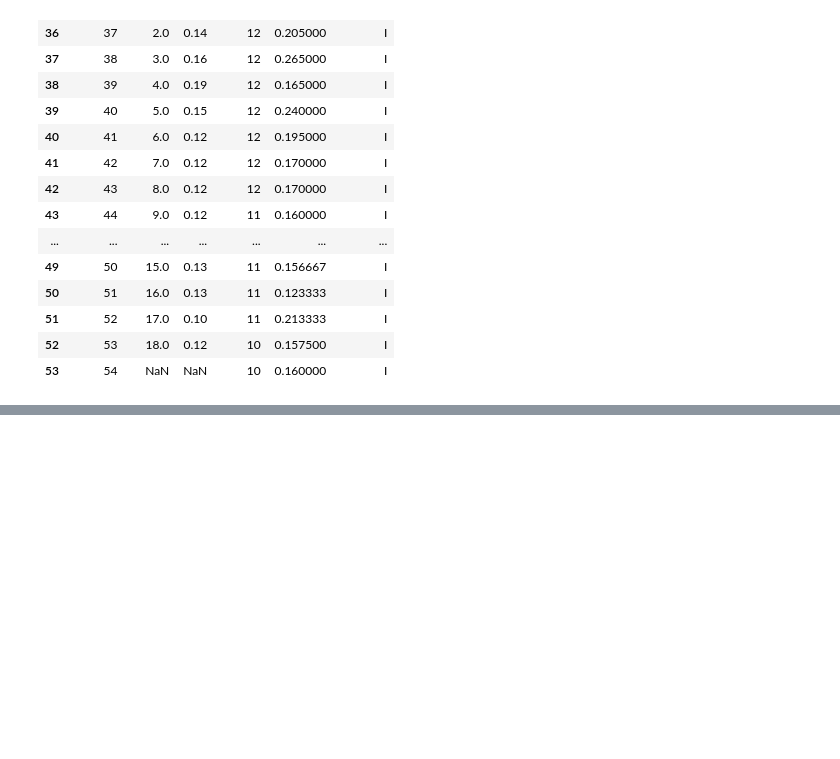
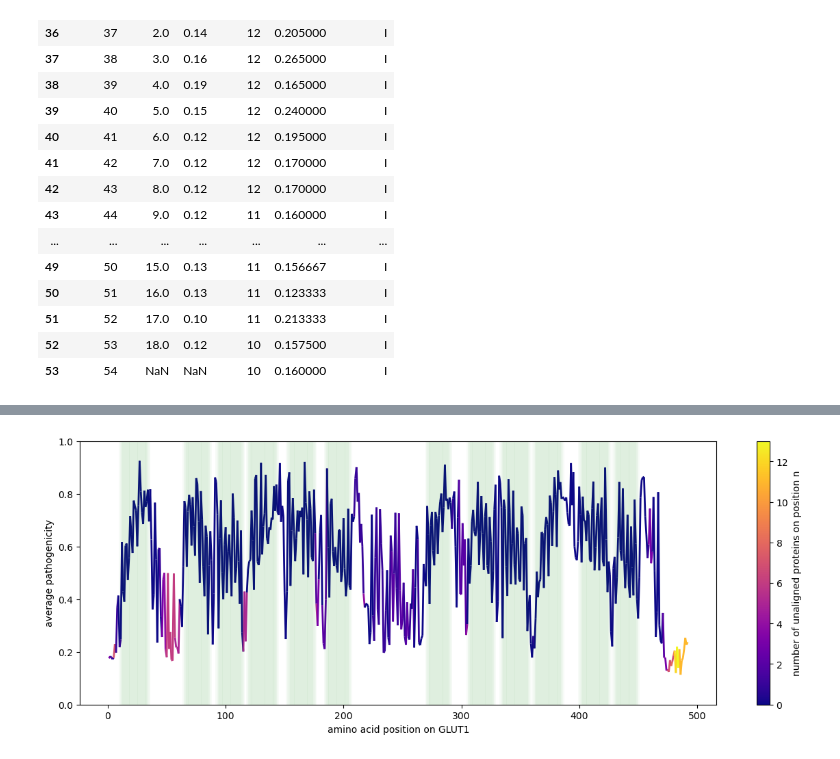
Before and after one commit to DominikMartinat/GLUT_pathogenicity_analysis, a Jupyter notebook: align.ipynb, the cells around one changed output, grey strips where cells are left out. Saved outputs shown, nothing was run; the diff lists cells and outputs as text; code cells hidden in the pictures; blank space fills up the shorter version.

```diff
--- a/align.ipynb
+++ b/align.ipynb
@@ -201,0 +215,3 @@ plt.show()
+# %%
+pato_align = pato_align.drop('residue_name', axis=1)
+pato_align = pato_align.rename(columns={'residue_label':'GLUT1', 'pathogenicity': 'p1'})
@@ -201,0 +227,9 @@ plt.show()
+# %%
+for index, row in struct_al.iterrows():
+    n = str(int(row['sbjct'][1:-1]))
+    if n == '1':
+        continue
+    #print(row)
+    mapping = AA_mapping(row['qstarts'],row['sstarts'],row['lengths'],q_length=492)
+    #print(len(mapping))
+    pato_align[f'GLUT{n}'] = mapping
@@ -201,0 +290,34 @@ plt.show()
+# %%
+topo_file = TOPO_DIR / f'{proteins['GLUT1']}.3line'
+# %%
+topo_f = open(topo_file, "r")
+topology = topo_f.read().splitlines()[2]
+pato_align['topology'] = list(topology)
+topo_f.close()
+# %%
+x = pato_align['GLUT1']
+y = pato_align['avg_p']
+missing = pato_align['missing'][:-1]
+
+fig, ax = plt.subplots(figsize=(15, 5))
+line = colored_line_between_pts(x, y, missing, ax, linewidth=2, cmap="plasma")
+fig.colorbar(line, ax=ax, label="number of unaligned proteins on position n")
+#ax.set_xlim(x.min(), x.max())
+
+
+intracellurar = pato_align[pato_align['topology']== 'I'].index
+membrane = pato_align[pato_align['topology']== 'M'].index
+extracellular = pato_align[pato_align['topology']== 'O'].index
+
+plt.xlabel('amino acid position on GLUT1')
+plt.ylabel('average pathogenicity')
+#for x in zeros:
+#    ax.axvline(pato_align.index[x], color='y',linewidth=5,alpha=0.03)
+for x in membrane:
+     ax.axvline(pato_align.index[x], color='g',linewidth=5,alpha=0.03)
+#for x in neg_1:
+#     ax.axvline(pato_align.index[x], color='r',linewidth=5,alpha=0.03)
+plt.savefig(Path.cwd() / 'results/pathogenicity_alignment_GLUT1.tiff',format='tiff', dpi=300)
+plt.show()
+# %% [output]
+[figure, added]
```
Also changed, not shown: parts of 12 cells of this notebook, 14 other files.
